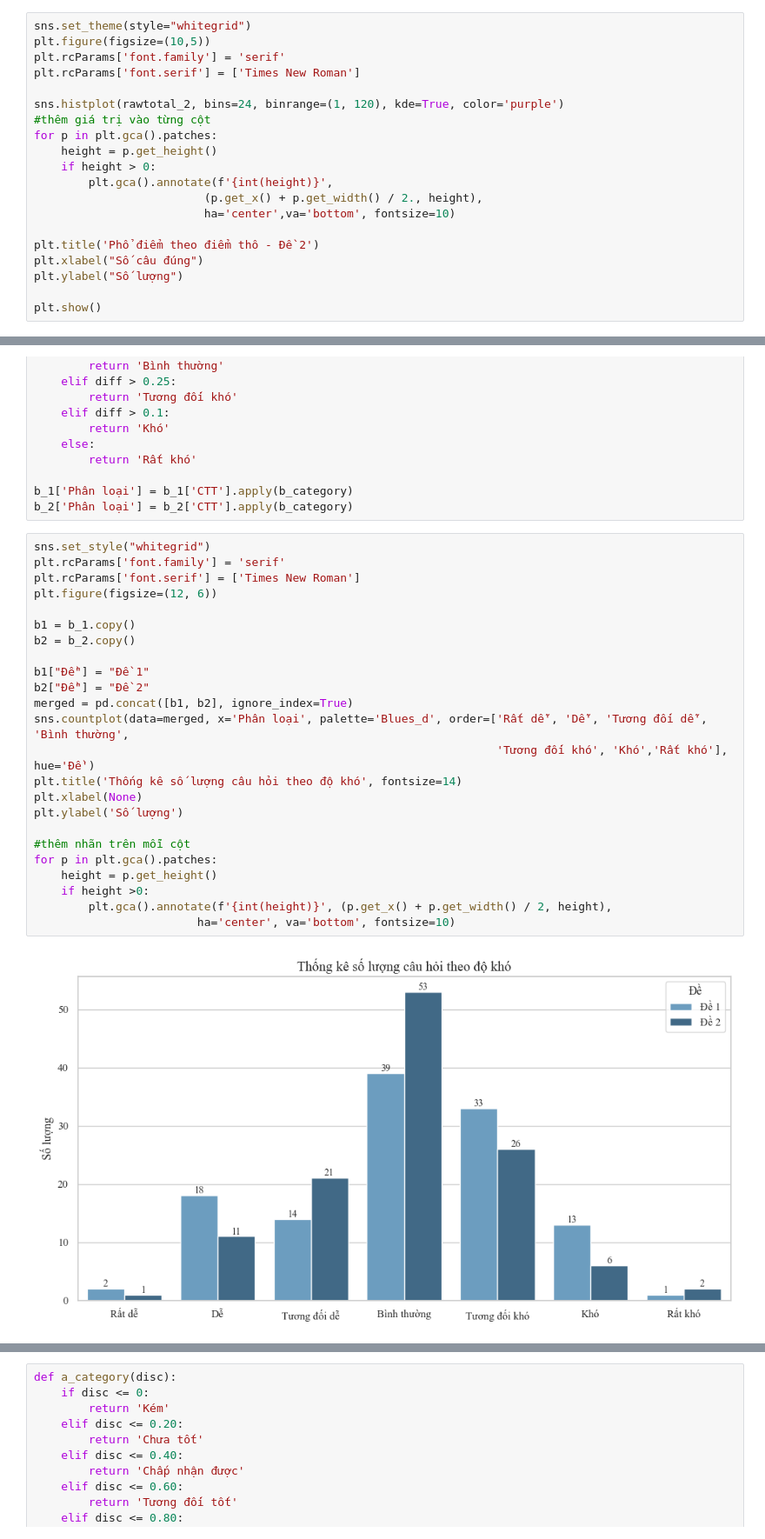
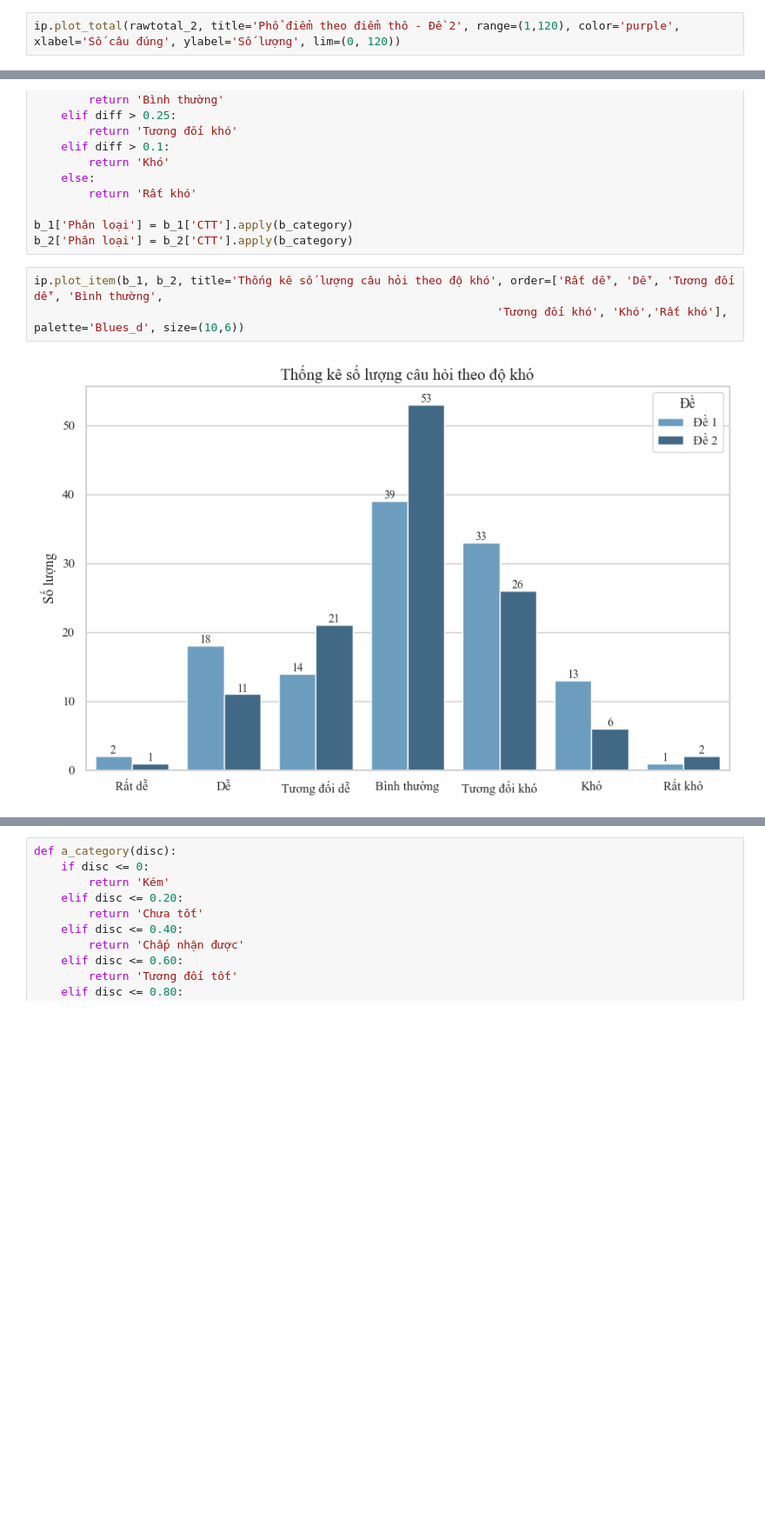
Before and after one commit to DuongThai2712/item-analysis-and-mmle-irt, a Jupyter notebook: main.ipynb, the cells around one changed output, grey strips where cells are left out. Shown: that part at 87% size. Saved outputs shown, nothing was run; the diff lists cells and outputs as text; blank space fills up the shorter version.

Commit message:
migrate the plot func to the new item_plot

```diff
--- a/main.ipynb
+++ b/main.ipynb
@@ -262,21 +129,3 @@ plt.show()
 # %%
-sns.set_theme(style="whitegrid")
-plt.figure(figsize=(10,5))
-plt.rcParams['font.family'] = 'serif'
-plt.rcParams['font.serif'] = ['Times New Roman']
-
-sns.histplot(rawtotal_2, bins=24, binrange=(1, 120), kde=True, color='purple')
-#thêm giá trị vào từng cột
-for p in plt.gca().patches:
-    height = p.get_height()
-    if height > 0:
-        plt.gca().annotate(f'{int(height)}',
-                         (p.get_x() + p.get_width() / 2., height),
-                         ha='center',va='bottom', fontsize=10)
-
-plt.title('Phổ điểm theo điểm thô - Đề 2')
-plt.xlabel("Số câu đúng")
-plt.ylabel("Số lượng")
-
-plt.show()
+ip.plot_total(rawtotal_2, title='Phổ điểm theo điểm thô - Đề 2', range=(1,120), color='purple', xlabel='Số câu đúng', ylabel='Số lượng', lim=(0, 120))
 # %% [output]
@@ -337,29 +174,8 @@ def b_category(diff):
 b_1['Phân loại'] = b_1['CTT'].apply(b_category)
 b_2['Phân loại'] = b_2['CTT'].apply(b_category)
 # %%
-sns.set_style("whitegrid")
-plt.rcParams['font.family'] = 'serif'
-plt.rcParams['font.serif'] = ['Times New Roman']
-plt.figure(figsize=(12, 6))
-
-b1 = b_1.copy()
-b2 = b_2.copy()
-
-b1["Đề"] = "Đề 1"
-b2["Đề"] = "Đề 2"
-merged = pd.concat([b1, b2], ignore_index=True)
-sns.countplot(data=merged, x='Phân loại', palette='Blues_d', order=['Rất dễ', 'Dễ', 'Tương đối dễ', 'Bình thường',
-                                                                    'Tương đối khó', 'Khó','Rất khó'], hue='Đề')
-plt.title('Thống kê số lượng câu hỏi theo độ khó', fontsize=14)
-plt.xlabel(None)
-plt.ylabel('Số lượng')
-
-#thêm nhãn trên mỗi cột
-for p in plt.gca().patches:
-    height = p.get_height()
-    if height >0:
-        plt.gca().annotate(f'{int(height)}', (p.get_x() + p.get_width() / 2, height),
-                        ha='center', va='bottom', fontsize=10)
+ip.plot_item(b_1, b_2, title='Thống kê số lượng câu hỏi theo độ khó', order=['Rất dễ', 'Dễ', 'Tương đối dễ', 'Bình thường',
+                                                                    'Tương đối khó', 'Khó','Rất khó'], palette='Blues_d', size=(10,6))
 # %% [output]
-[figure, old version]
+[figure, new version]
 # %%
```
Also changed, not shown: parts of 22 cells of this notebook, 2 other files.
